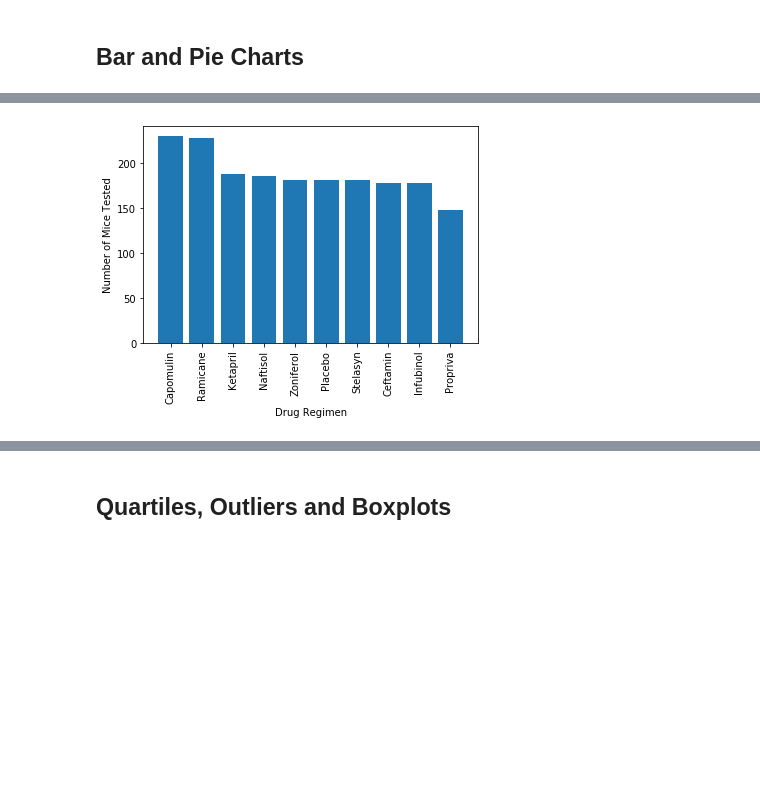
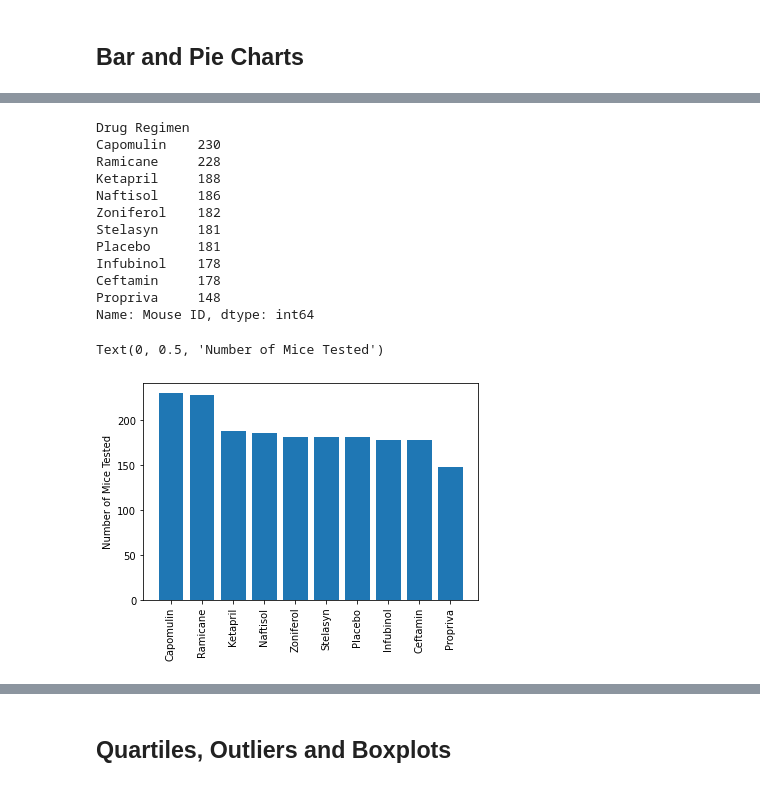
Before and after one commit to ChristyGruen/matplotlib-challenge, a Jupyter notebook: Pymaceuticals/pymaceuticals_Report.ipynb, the cells around one changed output, grey strips where cells are left out. Cells and saved outputs as stored; diff of their text form; code cells hidden in the pictures; blank space fills up the shorter version.

Commit message:
hw WIP through pie charts

```diff
--- a/Pymaceuticals/pymaceuticals_Report.ipynb
+++ b/Pymaceuticals/pymaceuticals_Report.ipynb
@@ -170,4 +220,24 @@ ValueError: If using all scalar values, you must pass an index
 # %%
 # Generate a bar plot showing the total number of timepoints for all mice tested for each drug regimen using pyplot.
+
+ntimesperdrug2 = cleanmouse["Mouse ID"].groupby(cleanmouse["Drug Regimen"]).count().sort_values(ascending = False)
+print(ntimesperdrug2)
+
+prettybars=plt.bar(ntimesperdrug2.index,ntimesperdrug2)
+plt.xticks(rotation = 90,ha='center')
+plt.ylabel('Number of Mice Tested')
 # %% [output]
+Drug Regimen
+Capomulin    230
+Ramicane     228
+Ketapril     188
+Naftisol     186
+Zoniferol    182
+Stelasyn     181
+Placebo      181
+Infubinol    178
+Ceftamin     178
+Propriva     148
+Name: Mouse ID, dtype: int64
+Text(0, 0.5, 'Number of Mice Tested')
-[figure, old version]
+[figure, new version]
```
Also changed, not shown: parts of 9 cells of this notebook.
